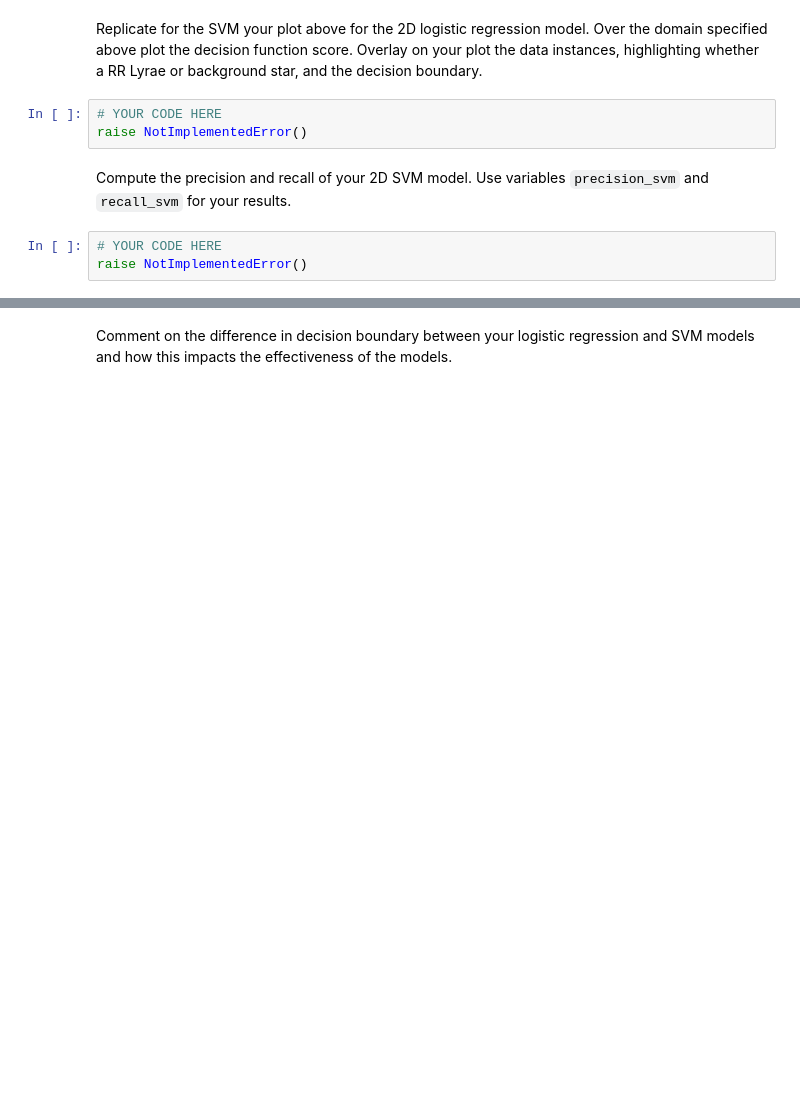
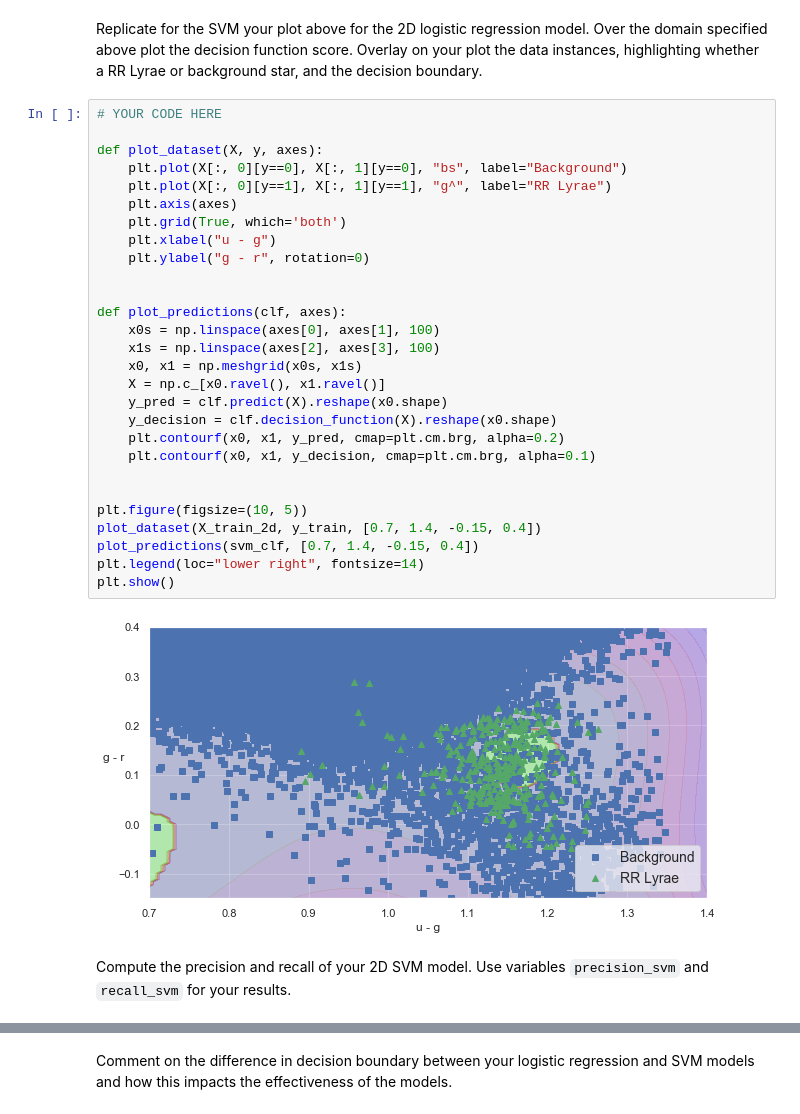
Before and after one commit to nishalad95/Machine_Learning_Big_Data, a Jupyter notebook: spce0038_coursework_NishaLad.ipynb, the cells around one changed output, grey strips where cells are left out. Saved outputs shown, nothing was run; the diff lists cells and outputs as text; blank space fills up the shorter version.

```diff
--- a/spce0038_coursework_NishaLad.ipynb
+++ b/spce0038_coursework_NishaLad.ipynb
@@ -1101,10 +1107,34 @@ raise NotImplementedError()
 # %% [markdown]
 Replicate for the SVM your plot above for the 2D logistic regression model.  Over the domain specified above plot the decision function score.  Overlay on your plot the data instances, highlighting whether a RR Lyrae or background star, and the decision boundary.
-# %%
-# YOUR CODE HERE
-raise NotImplementedError()
+# %%
+# YOUR CODE HERE
+
+def plot_dataset(X, y, axes):
+    plt.plot(X[:, 0][y==0], X[:, 1][y==0], "bs", label="Background")
+    plt.plot(X[:, 0][y==1], X[:, 1][y==1], "g^", label="RR Lyrae")
+    plt.axis(axes)
+    plt.grid(True, which='both')
+    plt.xlabel("u - g")
+    plt.ylabel("g - r", rotation=0)
+
+
+def plot_predictions(clf, axes):
+    x0s = np.linspace(axes[0], axes[1], 100)
+    x1s = np.linspace(axes[2], axes[3], 100)
+    x0, x1 = np.meshgrid(x0s, x1s)
+    X = np.c_[x0.ravel(), x1.ravel()]
+    y_pred = clf.predict(X).reshape(x0.shape)
+    y_decision = clf.decision_function(X).reshape(x0.shape)
+    plt.contourf(x0, x1, y_pred, cmap=plt.cm.brg, alpha=0.2)
+    plt.contourf(x0, x1, y_decision, cmap=plt.cm.brg, alpha=0.1)
+
+
+plt.figure(figsize=(10, 5))
+plot_dataset(X_train_2d, y_train, [0.7, 1.4, -0.15, 0.4])
+plot_predictions(svm_clf, [0.7, 1.4, -0.15, 0.4])
+plt.legend(loc="lower right", fontsize=14)
+plt.show()
+# %% [output]
+[figure, added]
 # %% [markdown]
 Compute the precision and recall of your 2D SVM model. Use variables `precision_svm` and `recall_svm` for your results.
-# %%
-# YOUR CODE HERE
-raise NotImplementedError()
```
Also changed, not shown: parts of 18 cells of this notebook.
